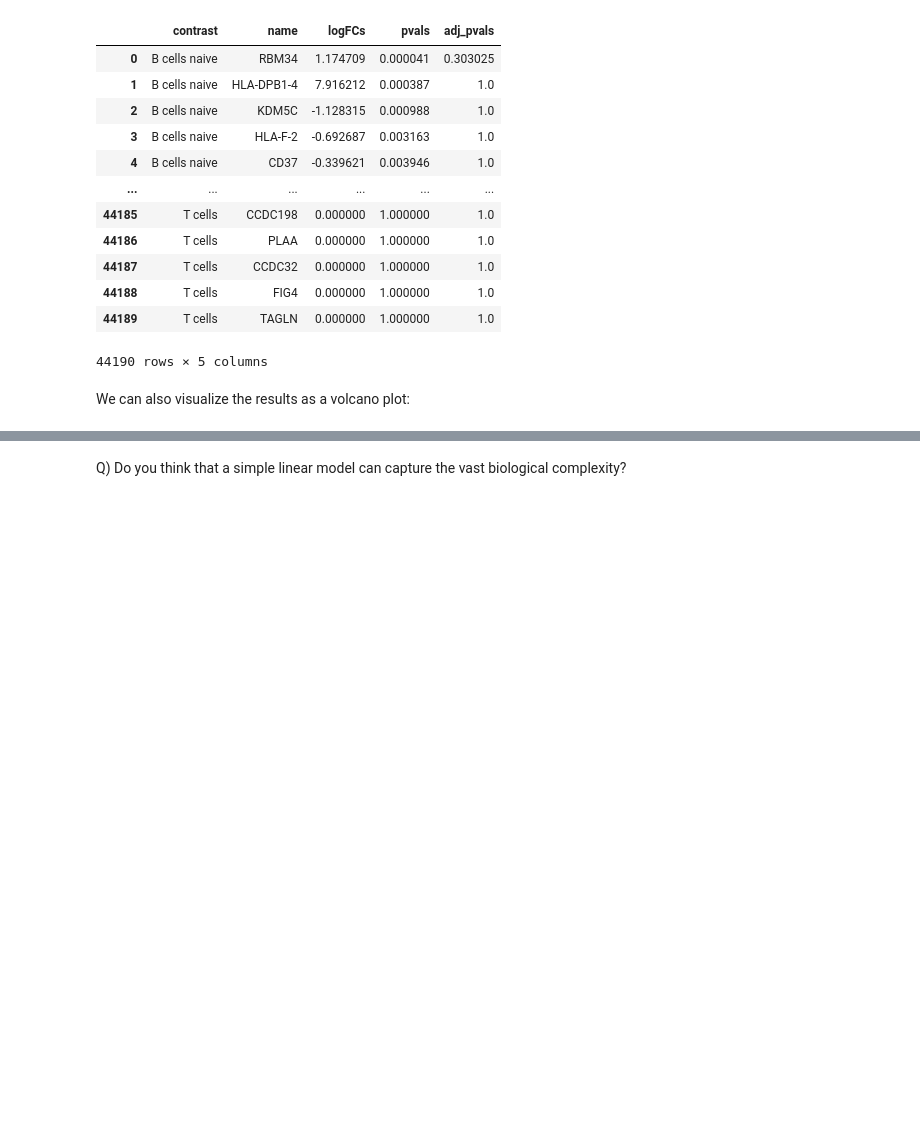
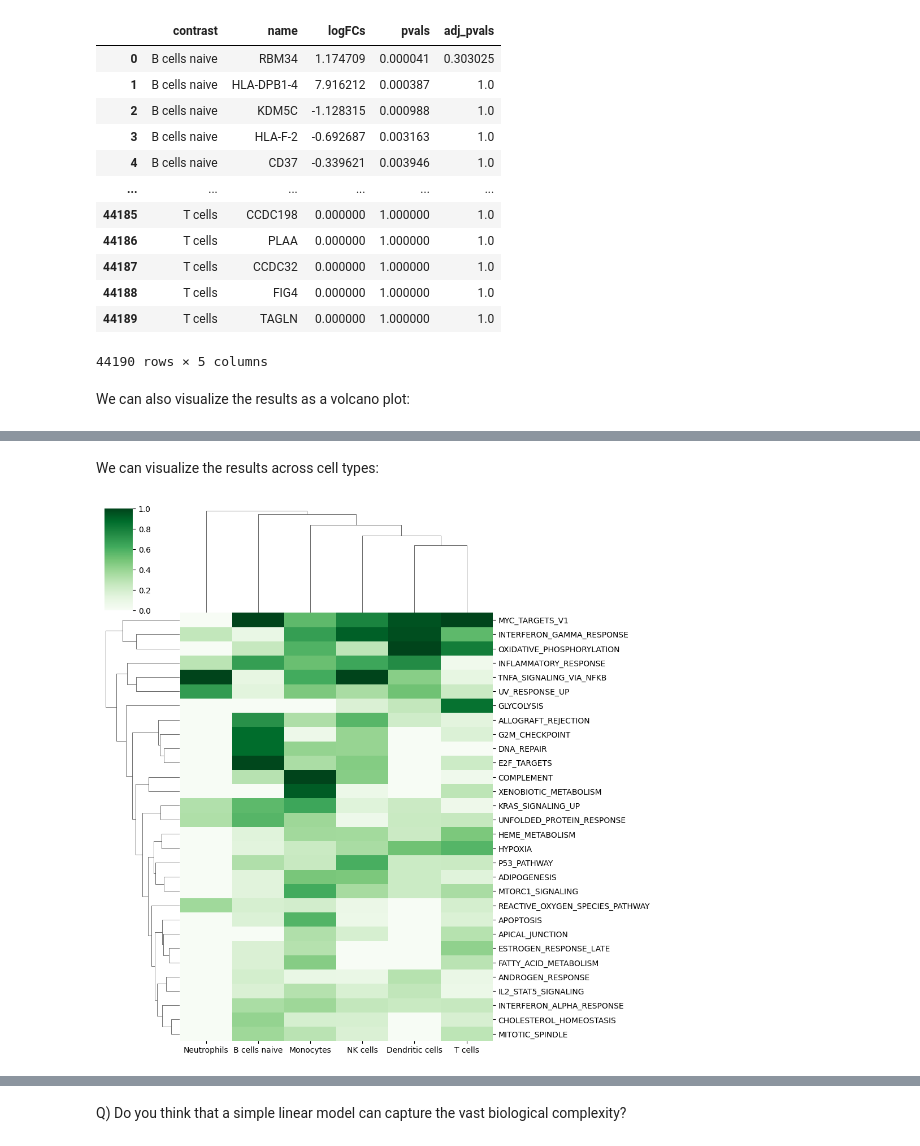
Before and after one commit to saezlab/eccb2022_sc_funcomics, a Jupyter notebook: sc_analysis.ipynb, the cells around one changed output, grey strips where cells are left out. Drawn from its saved outputs; the diff is of its cells as text; code cells hidden in the pictures; blank space fills up the shorter version.

```diff
--- a/sc_analysis.ipynb
+++ b/sc_analysis.ipynb
@@ -693,0 +804,19 @@ D) We see multiple down- and up-regulated Cytokines across the cell types, can w
+# %% [markdown]
+We can visualize the results across cell types:
+# %%
+# Get top 10 most over-represented gene sets
+top = 10
+top_idxs = set()
+for row in enr_pvals.values:
+    sort_idxs = np.argsort(-np.abs(row))
+    top_idxs.update(sort_idxs[:top])
+top_idxs = np.array(list(top_idxs))
+top_names = enr_pvals.columns[top_idxs]
+names = enr_pvals.index.values
+top = pd.DataFrame(enr_pvals.values[:, top_idxs], columns=top_names, index=names)
+
+# Plot
+sns.clustermap(top.T, cmap='Greens', standard_scale=1)
+plt.show()
+# %% [output]
+[figure, added]
```
Also changed, not shown: parts of 123 cells of this notebook.
